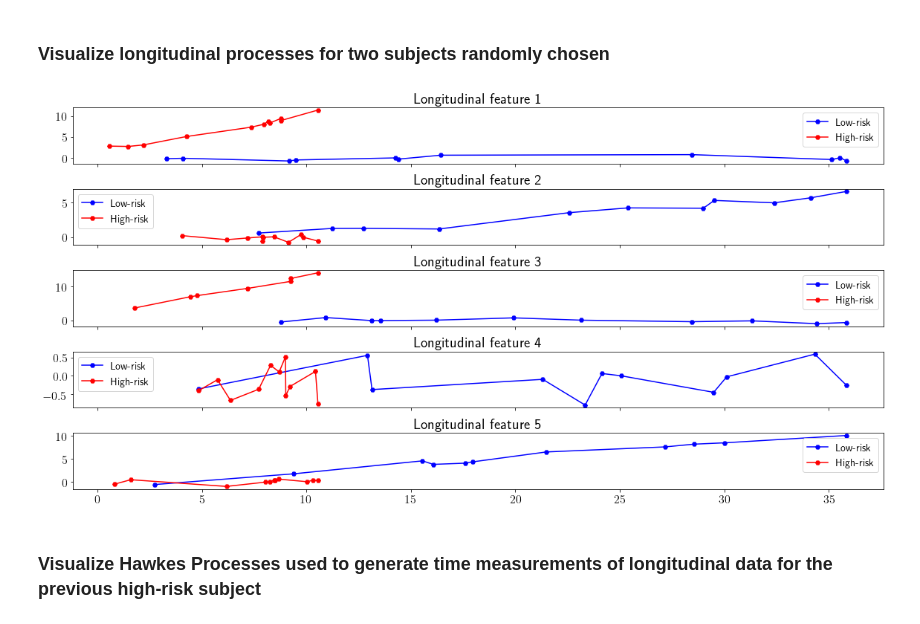
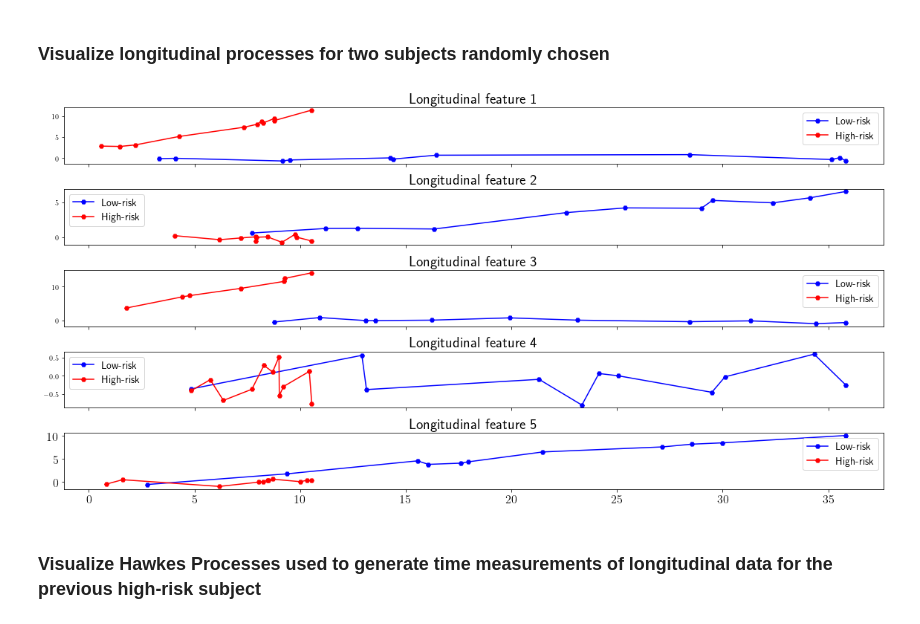
Before and after one commit to Califrais/flash, a Jupyter notebook: Lights tutorial.ipynb, the cells around one changed output. Saved outputs shown, nothing was run; the diff lists cells and outputs as text; code cells hidden in the pictures.

```diff
--- a/Lights tutorial.ipynb
+++ b/Lights tutorial.ipynb
@@ -170,24 +170,22 @@ plt.show()
 ### Visualize longitudinal processes for two subjects randomly chosen
 # %%
 np.random.seed(10)
-fig = plt.figure(figsize=(16, 8))
-ax0 = plt.subplot(n_long_features,1,1)
+fig, ax = plt.subplots(n_long_features, 1, sharex=True, figsize=(16,8))
 colors, labels = ['b', 'r'], ['Low-risk', 'High-risk']
 for k in [0, 1]:
     idx = np.random.choice(Y[G == k].index)
     Y_i = Y.loc[idx, :]
     label, color = labels[k], colors[k]
     for l in range(1, n_long_features + 1):
         Y_il = Y_i["long_feature_%s" % l]
-        ax = plt.subplot(n_long_features,1 ,l , sharex=ax0)
-        Y_il.plot(label=label, color=color, marker='H')
-        ax.set_title("Longitudinal feature %s" % l, fontsize=fontsize+4)
+        Y_il.plot(label=label, color=color, marker='H', ax=ax[l-1])
+        ax[l-1].set_title("Longitudinal feature %s" % l, fontsize=fontsize+4)
         plt.xticks(fontsize=fontsize), plt.yticks(fontsize=fontsize)
-        plt.legend(fontsize=fontsize-2)
+        ax[l-1].legend(fontsize=fontsize-2)
 fig.tight_layout()
 plt.show()
 # %% [output]
-[figure, old version]
+[figure, new version]
 # %% [markdown]
 ### Visualize Hawkes Processes used to generate time measurements of longitudinal data for the previous high-risk subject
 # %% [markdown]
```
Also changed, not shown: parts of 16 cells of this notebook.
